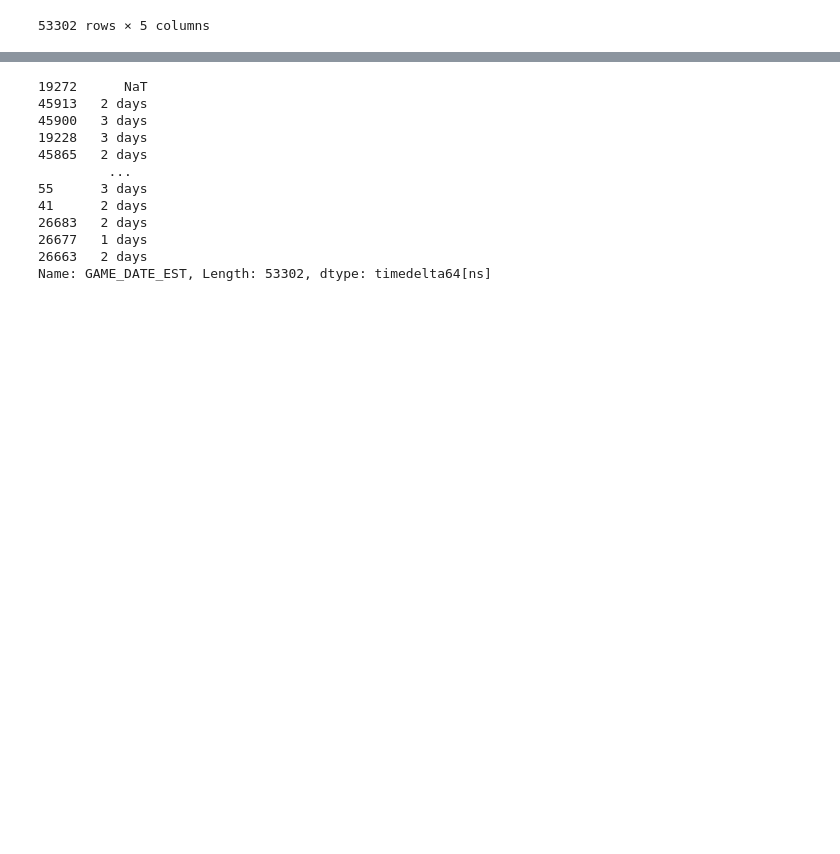
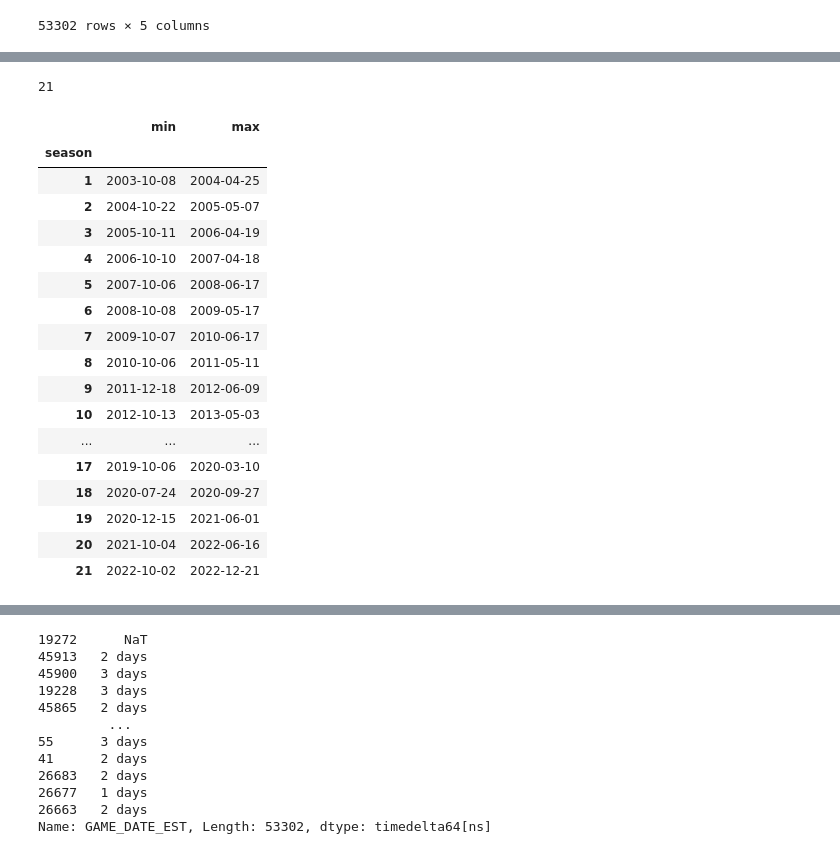
Before and after one commit to brownbrandon272/basketball, a Jupyter notebook: scripts/detail_explore.ipynb, the cells around one changed output, grey strips where cells are left out. Drawn from its saved outputs; the diff is of its cells as text; code cells hidden in the pictures; blank space fills up the shorter version.

```diff
--- a/scripts/detail_explore.ipynb
+++ b/scripts/detail_explore.ipynb
@@ -343,0 +421,29 @@ display(df_gamedays)
+# %%
+df_gamedays['season'].max()
+# %% [output]
+21
+# %%
+# find team that has played 21 seasons
+# df_gamedays[df_gamedays['season'] == 21]
+
+# show min game date and max game date for team 1610612738 (Sacramento Kings) for each season
+df_gamedays[df_gamedays['TEAM_ID'] == 1610612738].groupby('season')['GAME_DATE_EST'].agg(['min', 'max'])
+# %% [output]
+|  | min | max |
+| season |  |  |
+| 1 | 2003-10-08 | 2004-04-25 |
+| 2 | 2004-10-22 | 2005-05-07 |
+| 3 | 2005-10-11 | 2006-04-19 |
+| 4 | 2006-10-10 | 2007-04-18 |
+| 5 | 2007-10-06 | 2008-06-17 |
+| 6 | 2008-10-08 | 2009-05-17 |
+| 7 | 2009-10-07 | 2010-06-17 |
+| 8 | 2010-10-06 | 2011-05-11 |
+| 9 | 2011-12-18 | 2012-06-09 |
+| 10 | 2012-10-13 | 2013-05-03 |
+| ... | ... | ... |
+| 17 | 2019-10-06 | 2020-03-10 |
+| 18 | 2020-07-24 | 2020-09-27 |
+| 19 | 2020-12-15 | 2021-06-01 |
+| 20 | 2021-10-04 | 2022-06-16 |
+| 21 | 2022-10-02 | 2022-12-21 |
```
Also changed, not shown: parts of 8 cells of this notebook.
